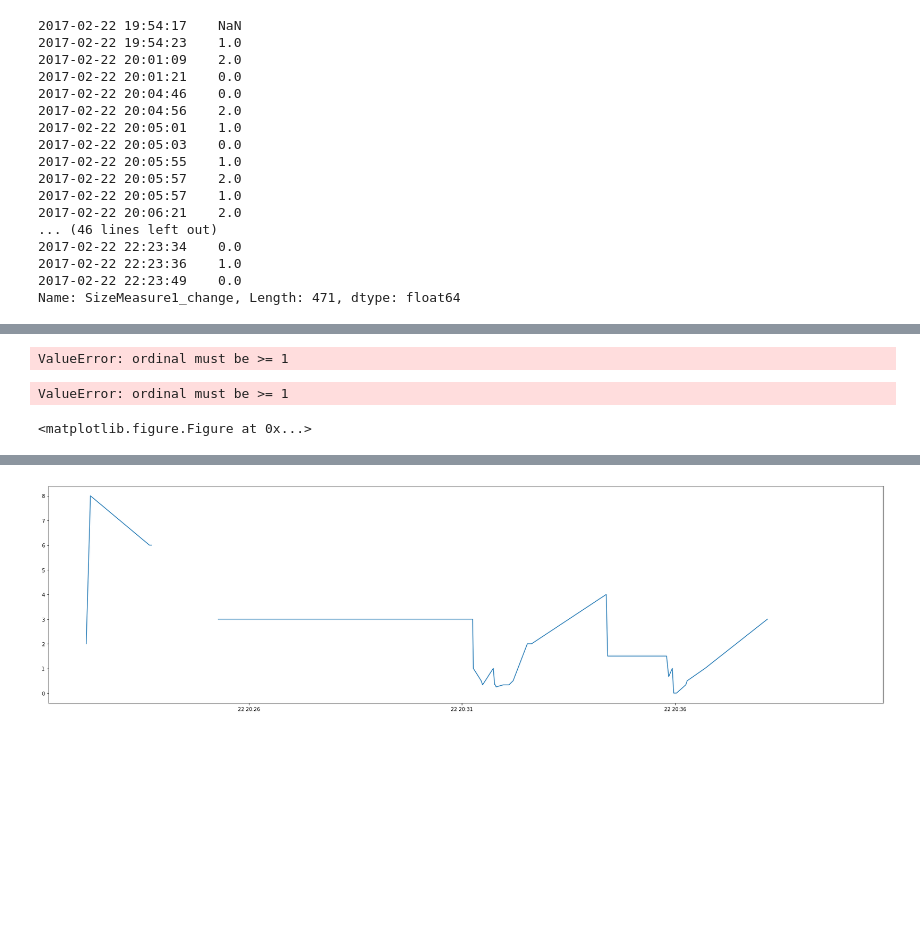
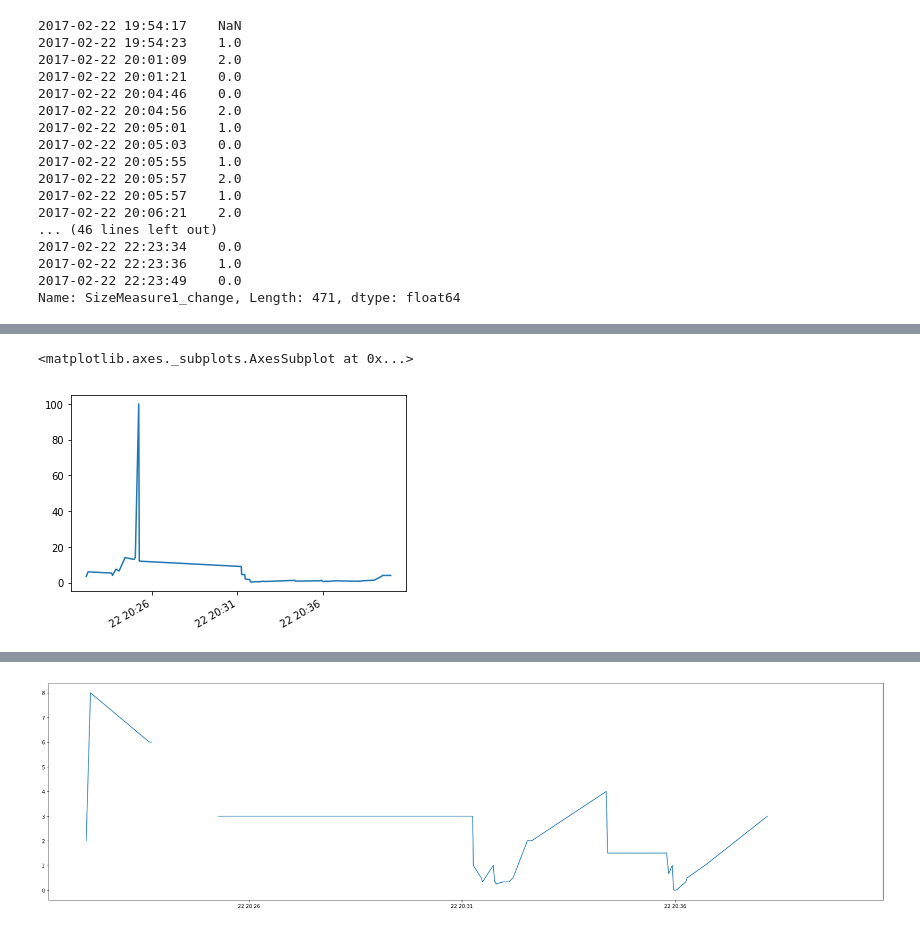
Before and after one commit to hermanmk/jexercise-data-analysis, a Jupyter notebook: Working modes.ipynb, the cells around one changed output, grey strips where cells are left out. Cells and saved outputs as stored; diff of their text form; code cells hidden in the pictures; blank space fills up the shorter version.

```diff
--- a/Working modes.ipynb
+++ b/Working modes.ipynb
@@ -320,5 +323,5 @@ df.SizeMeasure1_change
 2017-02-22 22:23:49    0.0
 Name: SizeMeasure1_change, Length: 471, dtype: float64
 # %%
-df['SizeMeasure1_change_ma5'] = df.SizeMeasure1_change.rolling(10).mean()
+df['SizeMeasure1_change_ma10'] = df.SizeMeasure1_change.rolling(10).mean()
 # %%
@@ -344,2 +347,2 @@ Name: SizeMeasure1_change_ma5, Length: 471, dtype: float64
 # %%
-df['hypotese'] =  df.SizeMeasure1_change_ma5 / df.TotalRuns_ma5
+df['hypotese'] =df.SizeMeasure1_change_ma10 / df.TotalRuns_ma10
@@ -366,3 +369,2 @@ Name: hypotese, Length: 471, dtype: float64
 # %%
-df_slice = df.hypotese[:'2017-02-22 20:10:00']
-df_slice
+df_slice = df['2017-02-22 20:21:00':'2017-02-22 20:40:00'].copy()
@@ -387,6 +371,7 @@ Name: hypotese, dtype: float64
+# %%
+df_slice.hypotese.replace(np.inf, 100, inplace=True)
 # %%
-df_slice.plot()
+df_slice.hypotese.plot()
 # %% [output]
-ValueError: ordinal must be >= 1
+<matplotlib.axes._subplots.AxesSubplot at 0x...>
-ValueError: ordinal must be >= 1
-<matplotlib.figure.Figure at 0x...>
+[figure, added]
```
Also changed, not shown: parts of 17 cells of this notebook.
